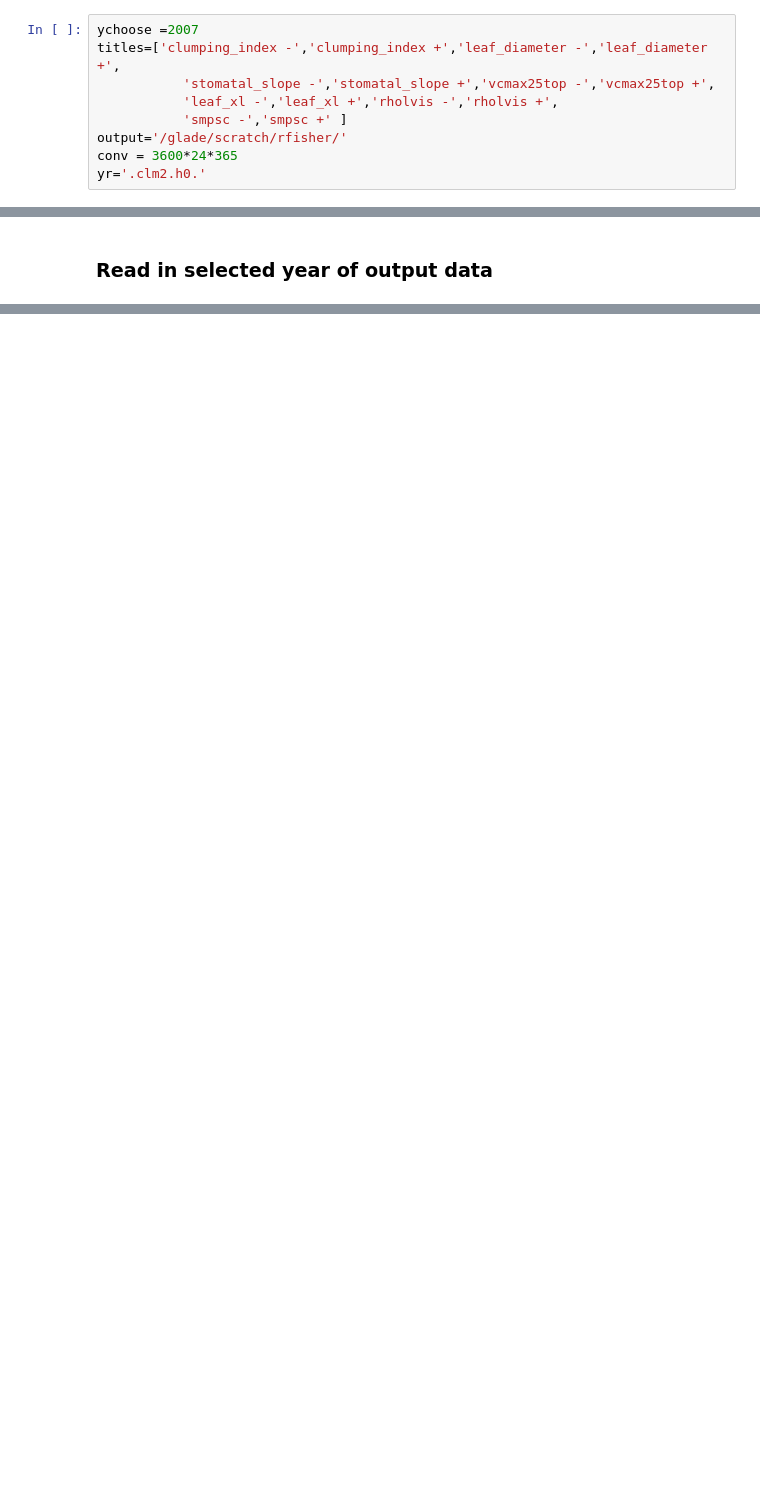
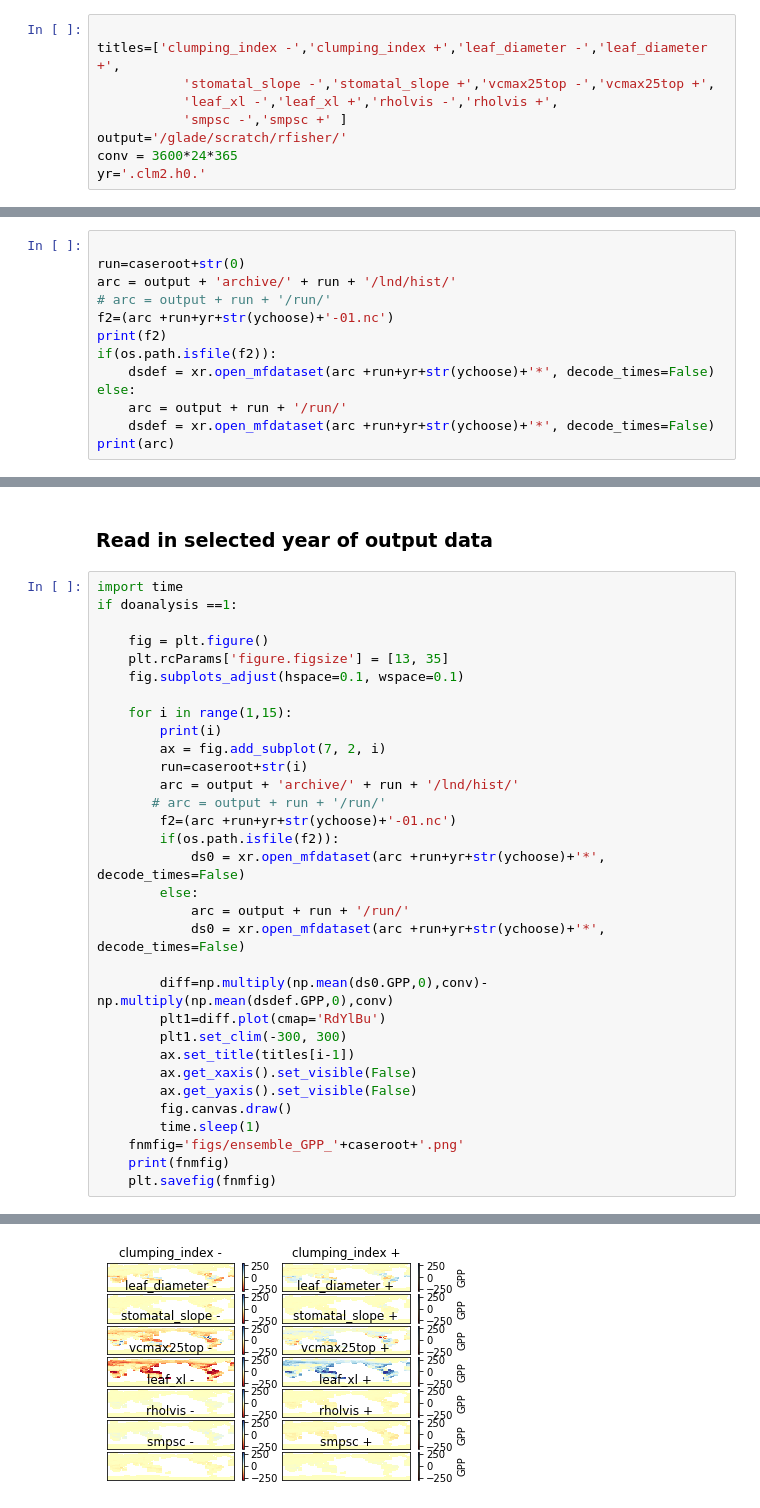
Before and after one commit to rosiealice/fates_sp_ensembles, a Jupyter notebook: ensemble_script.ipynb, the cells around one changed output, grey strips where cells are left out. Drawn from its saved outputs; the diff is of its cells as text; blank space fills up the shorter version.

Commit message:
added options for nocomp ensemble

```diff
--- a/ensemble_script.ipynb
+++ b/ensemble_script.ipynb
@@ -452,7 +477,7 @@ import cartopy
 import cartopy.crs as ccrs
 import os.path
 # %%
-ychoose =2007
+
 titles=['clumping_index -','clumping_index +','leaf_diameter -','leaf_diameter +',
            'stomatal_slope -','stomatal_slope +','vcmax25top -','vcmax25top +',
            'leaf_xl -','leaf_xl +','rholvis -','rholvis +',
@@ -462,0 +490,13 @@ yr='.clm2.h0.'
+# %%
+
+run=caseroot+str(0)
+arc = output + 'archive/' + run + '/lnd/hist/'
+# arc = output + run + '/run/'
+f2=(arc +run+yr+str(ychoose)+'-01.nc')
+print(f2)
+if(os.path.isfile(f2)):
+    dsdef = xr.open_mfdataset(arc +run+yr+str(ychoose)+'*', decode_times=False)
+else:
+    arc = output + run + '/run/'
+    dsdef = xr.open_mfdataset(arc +run+yr+str(ychoose)+'*', decode_times=False)
+print(arc)
@@ -477,2 +522,35 @@ fi
 # %% [markdown]
 <h3>Read in selected year of output data</h3>
+# %%
+import time
+if doanalysis ==1:
+
+    fig = plt.figure()
+    plt.rcParams['figure.figsize'] = [13, 35]
+    fig.subplots_adjust(hspace=0.1, wspace=0.1)
+
+    for i in range(1,15):
+        print(i)
+        ax = fig.add_subplot(7, 2, i)
+        run=caseroot+str(i)
+        arc = output + 'archive/' + run + '/lnd/hist/'
+       # arc = output + run + '/run/'
+        f2=(arc +run+yr+str(ychoose)+'-01.nc')
+        if(os.path.isfile(f2)):
+            ds0 = xr.open_mfdataset(arc +run+yr+str(ychoose)+'*', decode_times=False)
+        else:
+            arc = output + run + '/run/'
+            ds0 = xr.open_mfdataset(arc +run+yr+str(ychoose)+'*', decode_times=False)
+
+        diff=np.multiply(np.mean(ds0.GPP,0),conv)-np.multiply(np.mean(dsdef.GPP,0),conv)
+        plt1=diff.plot(cmap='RdYlBu')
+        plt1.set_clim(-300, 300)
+        ax.set_title(titles[i-1])
+        ax.get_xaxis().set_visible(False)
+        ax.get_yaxis().set_visible(False)
+        fig.canvas.draw()
+        time.sleep(1)
+    fnmfig='figs/ensemble_GPP_'+caseroot+'.png'
+    print(fnmfig)
+    plt.savefig(fnmfig)
+# %% [output]
@@ -479,3 +572,4 @@ fi
+[figure, added]
 # %%
 if doanalysis ==1:
 
```
Also changed, not shown: parts of 21 cells of this notebook.
